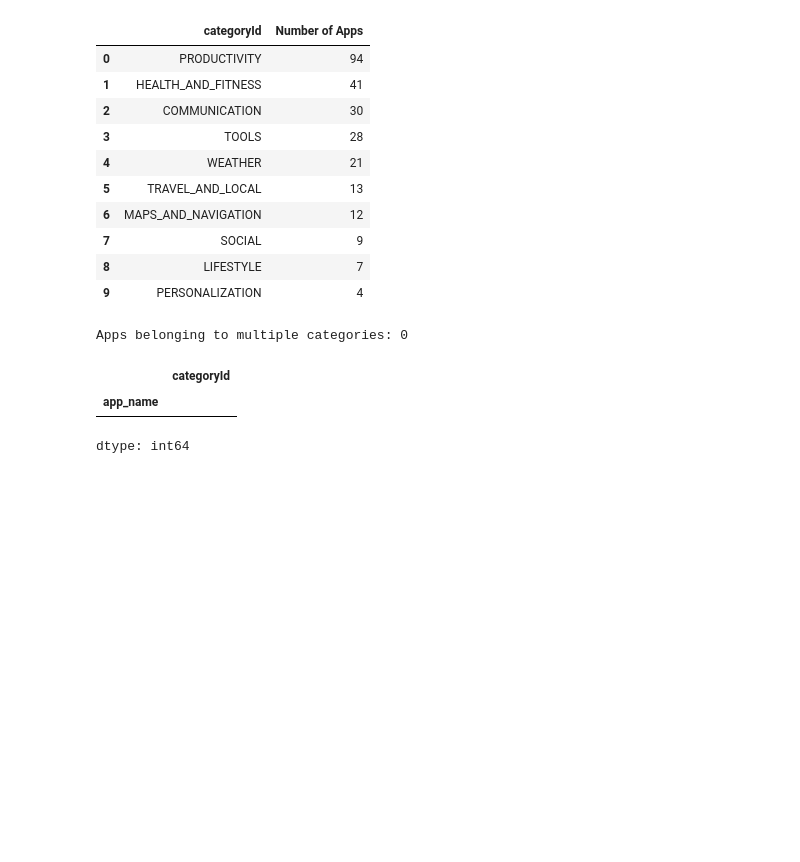
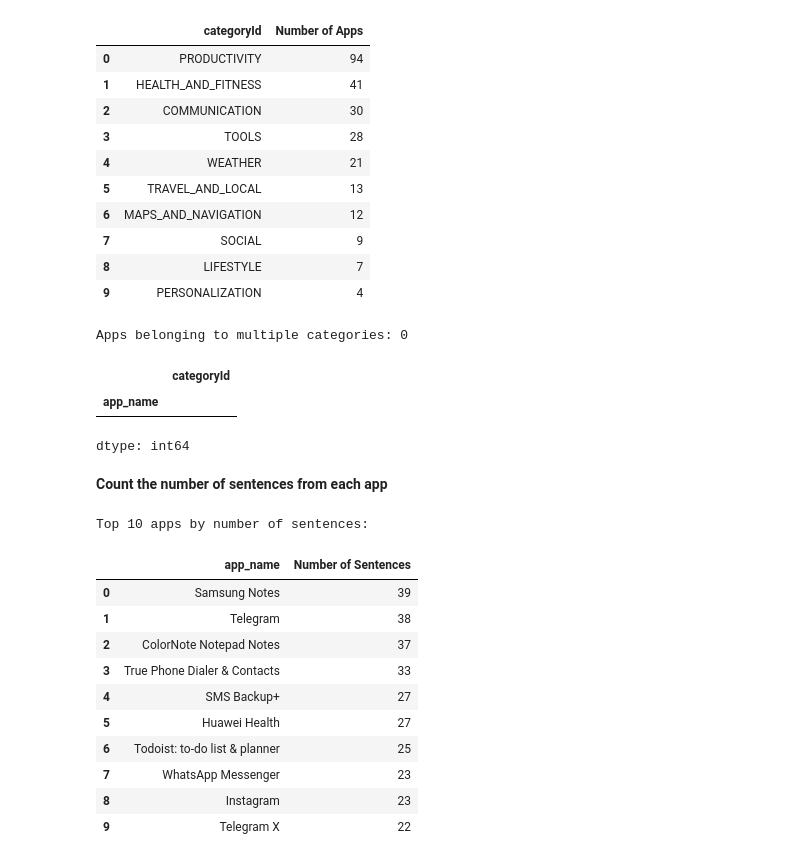
Before and after one commit to tiramisuuuuuuu/CMPE-252-Final-Project, a Jupyter notebook: Emotion_Classification_Project.ipynb, the cells around one changed output. Drawn from its saved outputs; the diff is of its cells as text; code cells hidden in the pictures; blank space fills up the shorter version.

```diff
--- a/Emotion_Classification_Project.ipynb
+++ b/Emotion_Classification_Project.ipynb
@@ -666,3 +666,29 @@ Apps belonging to multiple categories: 0
 |  | categoryId |
 | app_name |  |
 dtype: int64
+# %% [markdown]
+**Count the number of sentences from each app**
+# %%
+# Count the number of sentences for each app
+app_sentence_counts = df["app_name"].value_counts()
+
+print("Top 10 apps by number of sentences:")
+
+display(
+    app_sentence_counts.head(10).reset_index(
+        name="Number of Sentences"
+    )
+)
+# %% [output]
+Top 10 apps by number of sentences:
+|  | app_name | Number of Sentences |
+| 0 | Samsung Notes | 39 |
+| 1 | Telegram | 38 |
+| 2 | ColorNote Notepad Notes | 37 |
+| 3 | True Phone Dialer & Contacts | 33 |
+| 4 | SMS Backup+ | 27 |
+| 5 | Huawei Health | 27 |
+| 6 | Todoist: to-do list & planner | 25 |
+| 7 | WhatsApp Messenger | 23 |
+| 8 | Instagram | 23 |
+| 9 | Telegram X | 22 |
```
Also changed, not shown: parts of 3 cells of this notebook.
